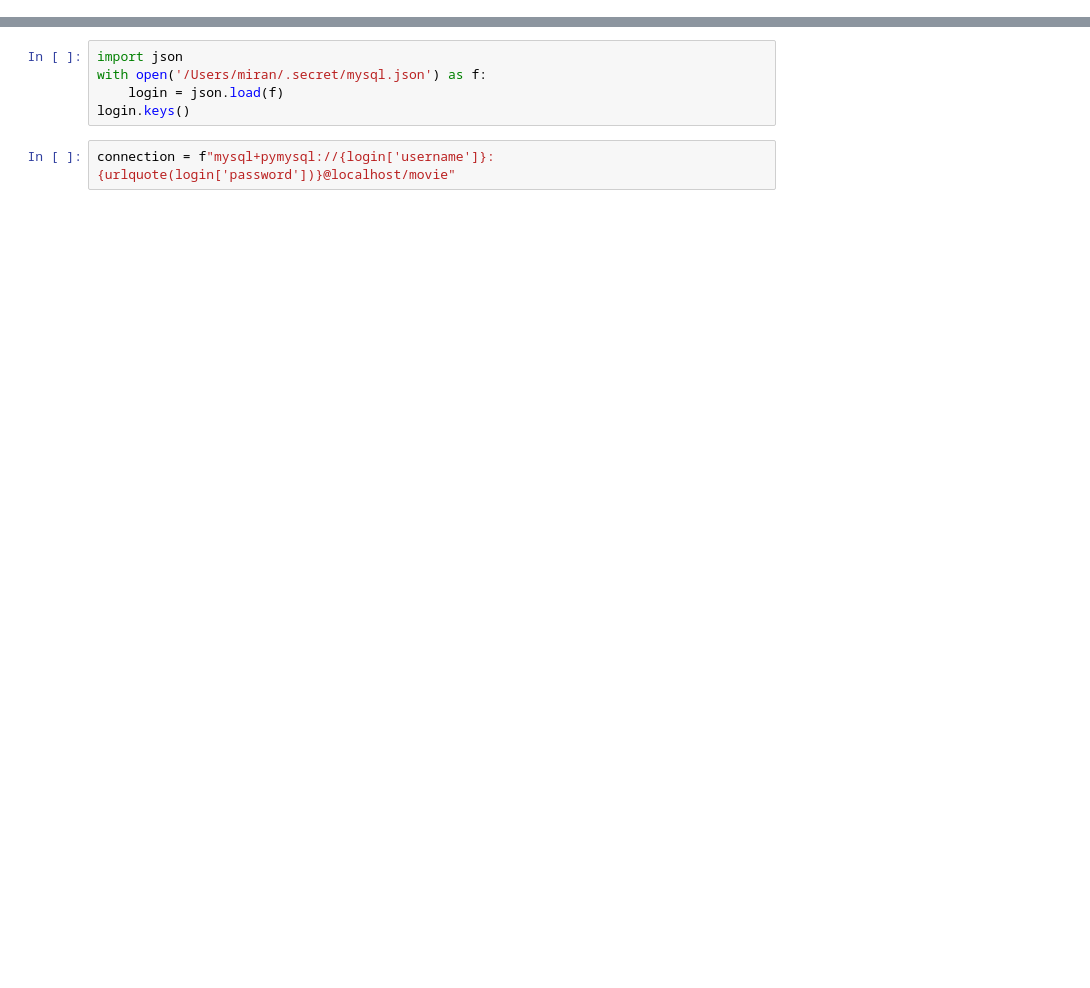
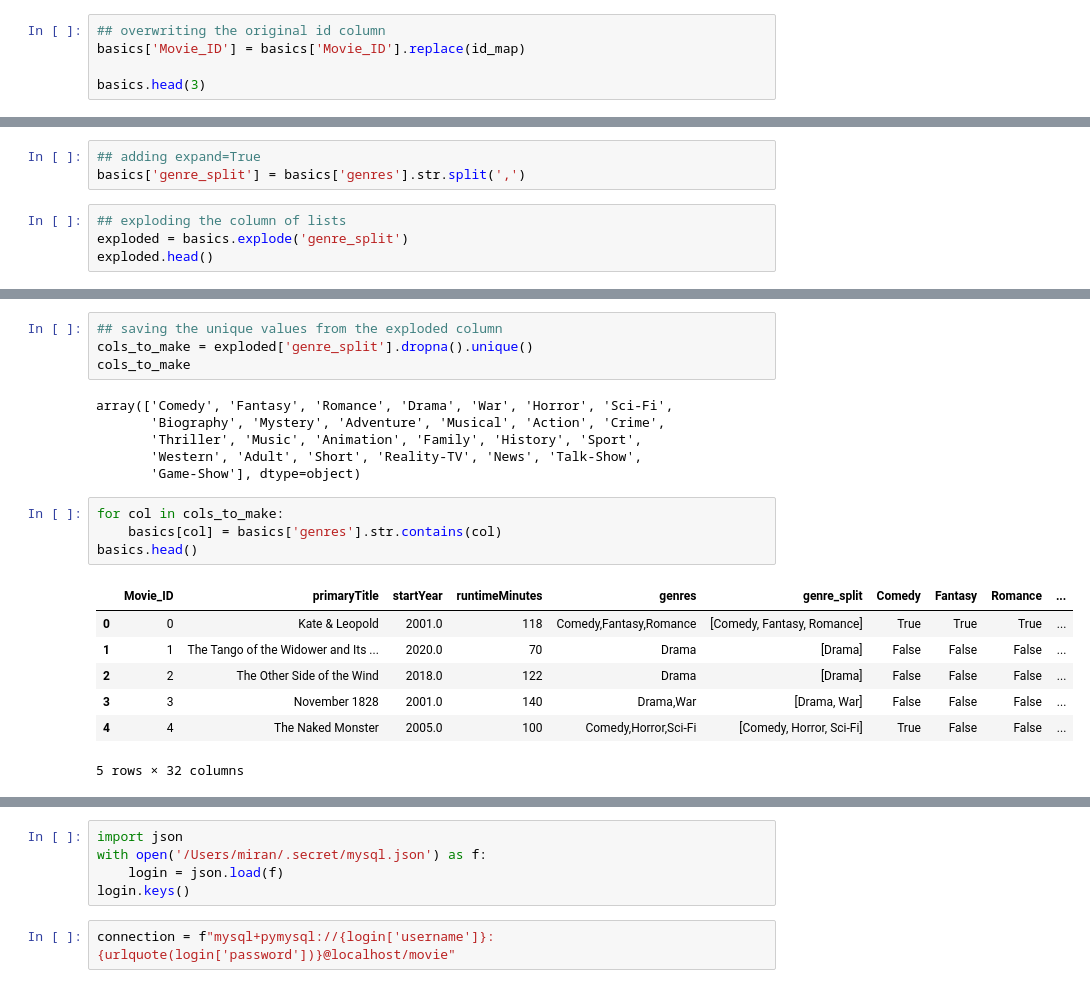
Before and after one commit to Luz-Dobbins/Movie-Database, a Jupyter notebook: Project 3 Part 3.ipynb, the cells around one changed output, grey strips where cells are left out. Drawn from its saved outputs; the diff is of its cells as text; blank space fills up the shorter version.

```diff
--- a/Project 3 Part 3.ipynb
+++ b/Project 3 Part 3.ipynb
@@ -0,0 +129,5 @@
+# %%
+## overwriting the original id column
+basics['Movie_ID'] = basics['Movie_ID'].replace(id_map)
+
+basics.head(3)
@@ -0,0 +151,7 @@
+# %%
+## adding expand=True
+basics['genre_split'] = basics['genres'].str.split(',')
+# %%
+## exploding the column of lists
+exploded = basics.explode('genre_split')
+exploded.head()
@@ -0,0 +165,22 @@
+# %%
+## saving the unique values from the exploded column
+cols_to_make = exploded['genre_split'].dropna().unique()
+cols_to_make
+# %% [output]
+array(['Comedy', 'Fantasy', 'Romance', 'Drama', 'War', 'Horror', 'Sci-Fi',
+       'Biography', 'Mystery', 'Adventure', 'Musical', 'Action', 'Crime',
+       'Thriller', 'Music', 'Animation', 'Family', 'History', 'Sport',
+       'Western', 'Adult', 'Short', 'Reality-TV', 'News', 'Talk-Show',
+       'Game-Show'], dtype=object)
+# %%
+for col in cols_to_make:
+    basics[col] = basics['genres'].str.contains(col)
+basics.head()
+# %% [output]
+|  | Movie_ID | primaryTitle | startYear | runtimeMinutes | genres | genre_split | Comedy | Fantasy | Romance | ... |
+| 0 | 0 | Kate & Leopold | 2001.0 | 118 | Comedy,Fantasy,Romance | [Comedy, Fantasy, Romance] | True | True | True | ... |
+| 1 | 1 | The Tango of the Widower and Its ... | 2020.0 | 70 | Drama | [Drama] | False | False | False | ... |
+| 2 | 2 | The Other Side of the Wind | 2018.0 | 122 | Drama | [Drama] | False | False | False | ... |
+| 3 | 3 | November 1828 | 2001.0 | 140 | Drama,War | [Drama, War] | False | False | False | ... |
+| 4 | 4 | The Naked Monster | 2005.0 | 100 | Comedy,Horror,Sci-Fi | [Comedy, Horror, Sci-Fi] | True | False | False | ... |
+5 rows × 32 columns
```
Also changed, not shown: parts of 42 cells of this notebook, 3 other files.
